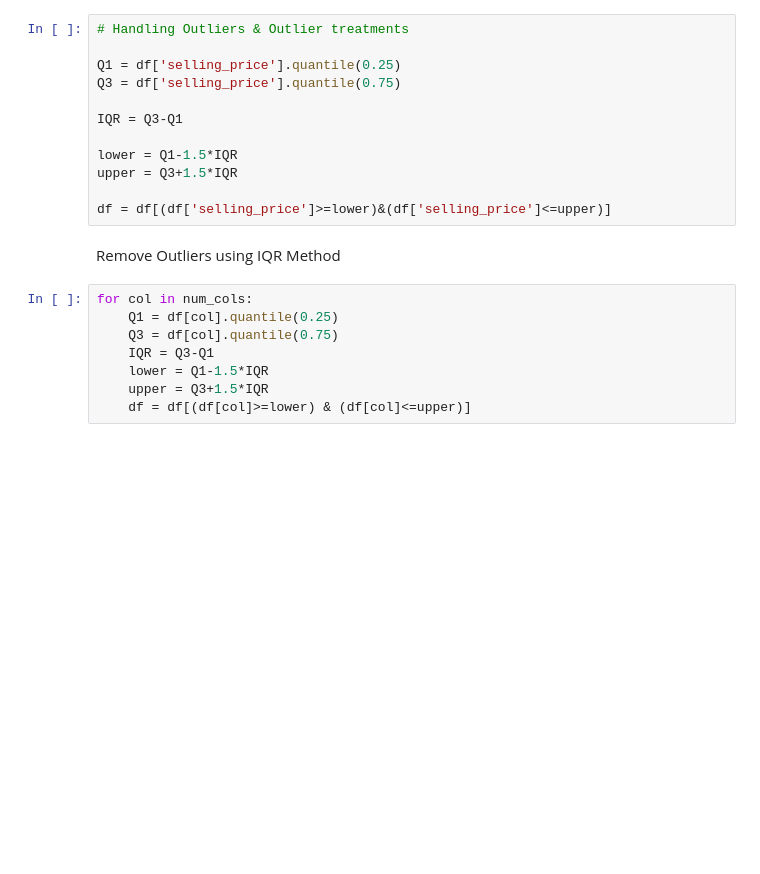
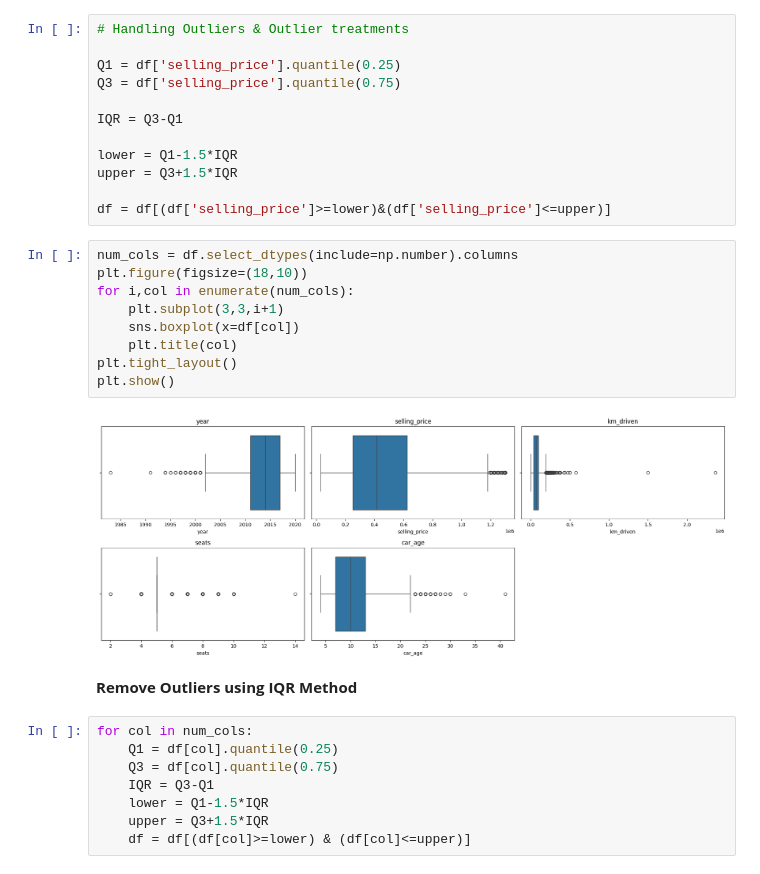
Before and after one commit to Mogatala8374/Vehicle-dataset---Complete-Dataset, a Jupyter notebook: Vehicle_Dataset_(CarDekho).ipynb, the cells around one changed output. Drawn from its saved outputs; the diff is of its cells as text; blank space fills up the shorter version.

```diff
--- a/Vehicle_Dataset_(CarDekho).ipynb
+++ b/Vehicle_Dataset_(CarDekho).ipynb
@@ -1038,8 +1034,19 @@ lower = Q1-1.5*IQR
 upper = Q3+1.5*IQR
 
 df = df[(df['selling_price']>=lower)&(df['selling_price']<=upper)]
+# %%
+num_cols = df.select_dtypes(include=np.number).columns
+plt.figure(figsize=(18,10))
+for i,col in enumerate(num_cols):
+    plt.subplot(3,3,i+1)
+    sns.boxplot(x=df[col])
+    plt.title(col)
+plt.tight_layout()
+plt.show()
+# %% [output]
+[figure, added]
 # %% [markdown]
-Remove Outliers using IQR Method
+**Remove Outliers using IQR Method**
 # %%
 for col in num_cols:
     Q1 = df[col].quantile(0.25)
```
Also changed, not shown: parts of 13 cells of this notebook.
